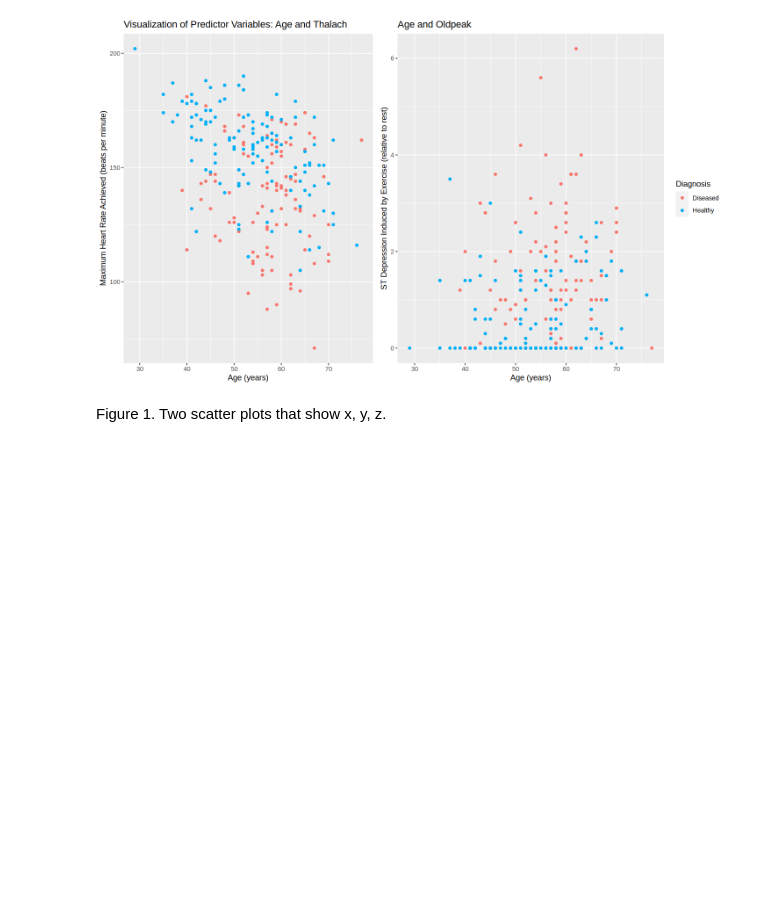
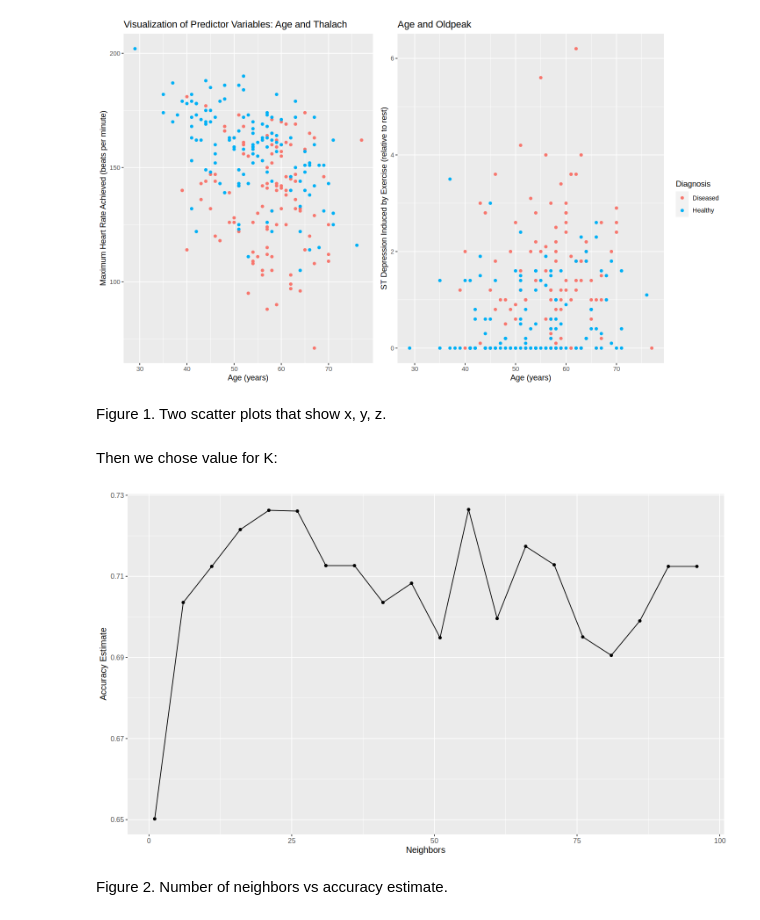
Before and after one commit to colemantatiana/dsci-100-2023w1-group-29, a Jupyter notebook: heart disease_classification_report.ipynb, the cells around one changed output. Saved outputs shown, nothing was run; the diff lists cells and outputs as text; code cells hidden in the pictures; blank space fills up the shorter version.

Commit message:
Updated Notebook with chosen value K
I added more code about the chosen value for K and generated a graph.

```diff
--- a/heart disease_classification_report.ipynb
+++ b/heart disease_classification_report.ipynb
@@ -189,3 +189,28 @@ heart_plots
 [figure]
 # %% [markdown]
 Figure 1. Two scatter plots that show x, y, z.
+# %% [markdown]
+Then we chose value for K:
+# %%
+k_vals <- tibble(neighbors = seq(from = 1, to = 100, by = 5))
+
+knn_results <- workflow() |>
+  add_recipe(heart_recipe) |>
+  add_model(knn_spec) |>
+  tune_grid(resamples = heart_vfold, grid = k_vals) |>
+  collect_metrics()
+
+k_accuracies <- knn_results |>
+  filter(.metric == "accuracy")
+
+accuracy_vs_k <- ggplot(k_accuracies, aes(x = neighbors, y = mean)) +
+  geom_point() +
+  geom_line() +
+  labs(x = "Neighbors", y = "Accuracy Estimate") +
+  theme(text = element_text(size = 12))
+
+accuracy_vs_k
+# %% [output]
+[figure, added]
+# %% [markdown]
+Figure 2. Number of neighbors vs accuracy estimate.
```
